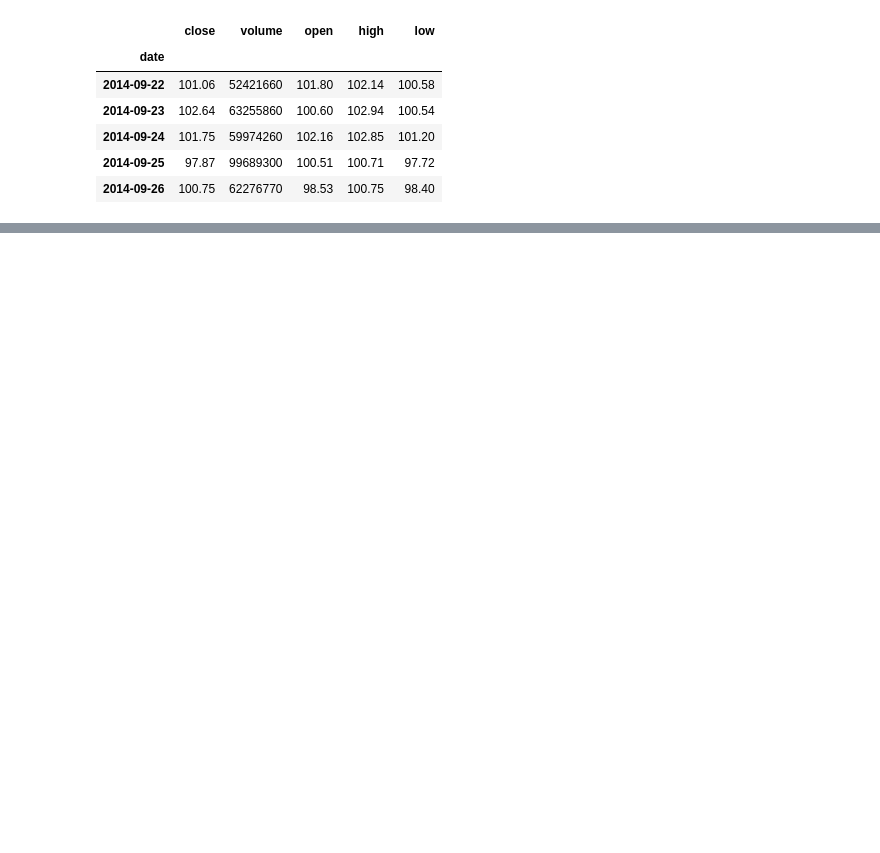
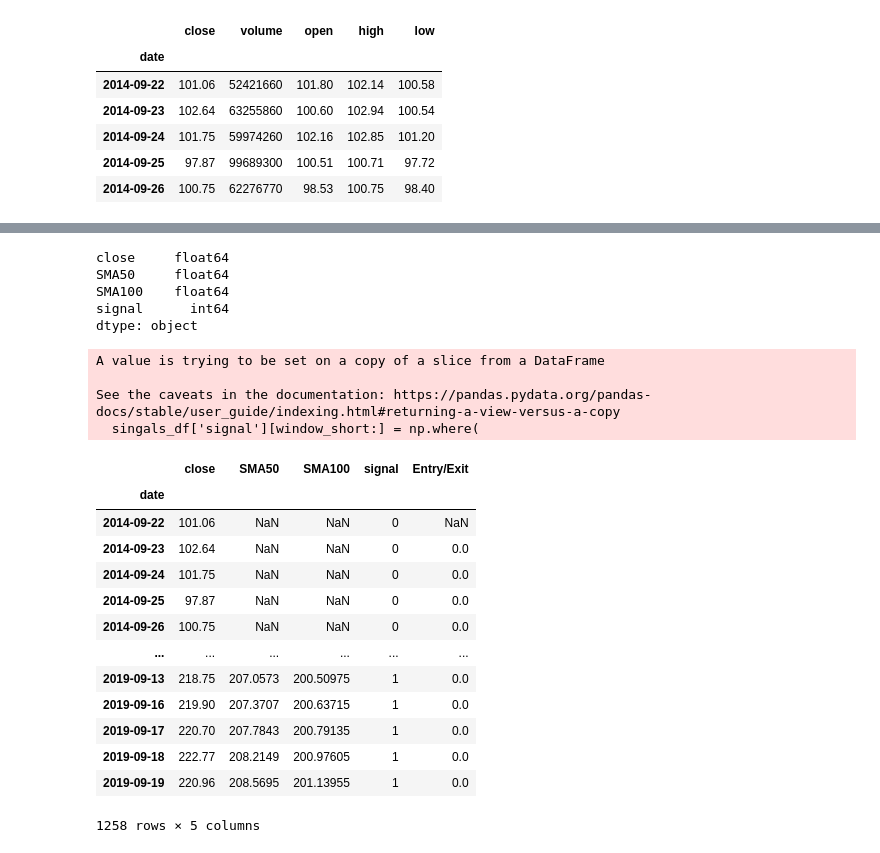
Before and after one commit to scoopcash/jan19-14.2-Backtesting-in-Algorithmic-Trading, a Jupyter notebook: Class_2_Activities 9/01-Ins_Backtesting_a_Trading-Algorithm/Unsolved/Backtesting_a_Trading-Algorithm.ipynb, the cells around one changed output, grey strips where cells are left out. Saved outputs shown, nothing was run; the diff lists cells and outputs as text; code cells hidden in the pictures; blank space fills up the shorter version.

```diff
--- a/Class_2_Activities 9/01-Ins_Backtesting_a_Trading-Algorithm/Unsolved/Backtesting_a_Trading-Algorithm.ipynb
+++ b/Class_2_Activities 9/01-Ins_Backtesting_a_Trading-Algorithm/Unsolved/Backtesting_a_Trading-Algorithm.ipynb
@@ -127,0 +28,3 @@ window_long = 0
+# %%
+# Slice to just the `close` column
+singals_df = aapl_df.loc[:,['close']]
@@ -127,0 +41,55 @@ window_long = 0
+# %%
+# Set the short window and long windows
+window_short = 50
+window_long = 100
+# %%
+# Generate the short and long moving averages (50 and 100 days, respectively)
+singals_df['SMA50'] = singals_df['close'].rolling(window=window_short).mean()
+singals_df['SMA100'] = singals_df['close'].rolling(window=window_long).mean()
+
+
+# Prepopulate the `Signal` for trading
+singals_df['signal'] = 0
+# %%
+singals_df.hvplot()
+singals_df.dtypes
+# %% [output]
+close     float64
+SMA50     float64
+SMA100    float64
+signal      int64
+dtype: object
+# %%
+# Generate the trading signal 0 or 1,
+# where 1 is when short-window (SMA50) is greater than the long (SMA 100)
+# and 0 otherwise
+
+singals_df['signal'][window_short:] = np.where(
+    singals_df['SMA50'][window_short:] > singals_df['SMA100'][window_short:], 1.0, 0.0
+)
+# %% [output]
+A value is trying to be set on a copy of a slice from a DataFrame
+
+See the caveats in the documentation: https://pandas.pydata.org/pandas-docs/stable/user_guide/indexing.html#returning-a-view-versus-a-copy
+  singals_df['signal'][window_short:] = np.where(
+# %%
+# Calculate the points in time when the Signal value changes
+# Identify trade entry (1) and exit (-1) points
+singals_df['Entry/Exit'] = singals_df['signal'].diff()
+# Review the DataFrame
+singals_df
+# %% [output]
+|  | close | SMA50 | SMA100 | signal | Entry/Exit |
+| date |  |  |  |  |  |
+| 2014-09-22 | 101.06 | NaN | NaN | 0 | NaN |
+| 2014-09-23 | 102.64 | NaN | NaN | 0 | 0.0 |
+| 2014-09-24 | 101.75 | NaN | NaN | 0 | 0.0 |
+| 2014-09-25 | 97.87 | NaN | NaN | 0 | 0.0 |
+| 2014-09-26 | 100.75 | NaN | NaN | 0 | 0.0 |
+| ... | ... | ... | ... | ... | ... |
+| 2019-09-13 | 218.75 | 207.0573 | 200.50975 | 1 | 0.0 |
+| 2019-09-16 | 219.90 | 207.3707 | 200.63715 | 1 | 0.0 |
+| 2019-09-17 | 220.70 | 207.7843 | 200.79135 | 1 | 0.0 |
+| 2019-09-18 | 222.77 | 208.2149 | 200.97605 | 1 | 0.0 |
+| 2019-09-19 | 220.96 | 208.5695 | 201.13955 | 1 | 0.0 |
+1258 rows × 5 columns
```
Also changed, not shown: parts of 31 cells of this notebook.
